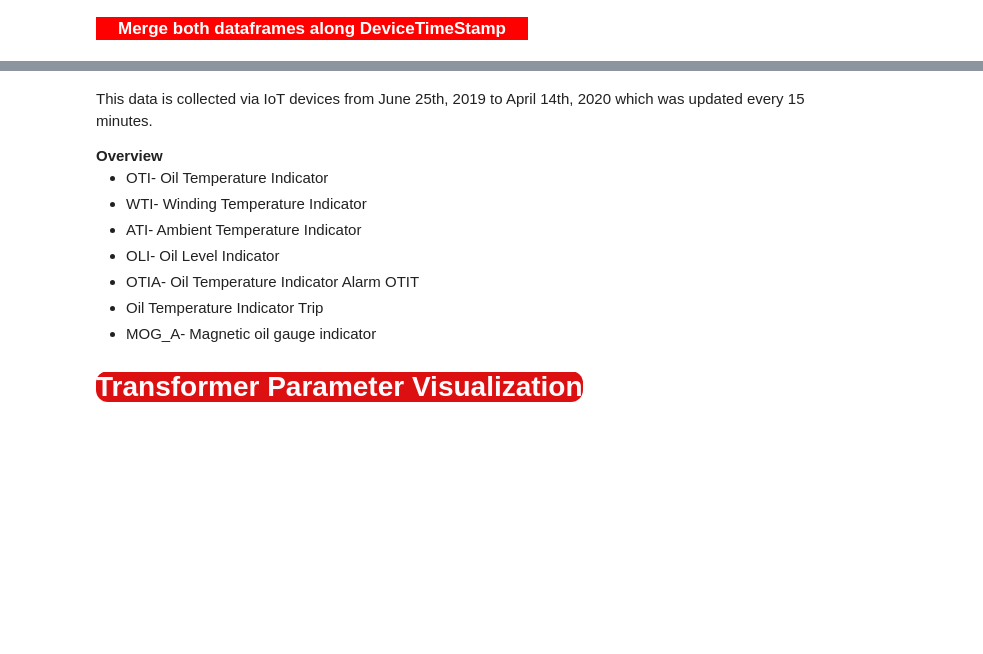
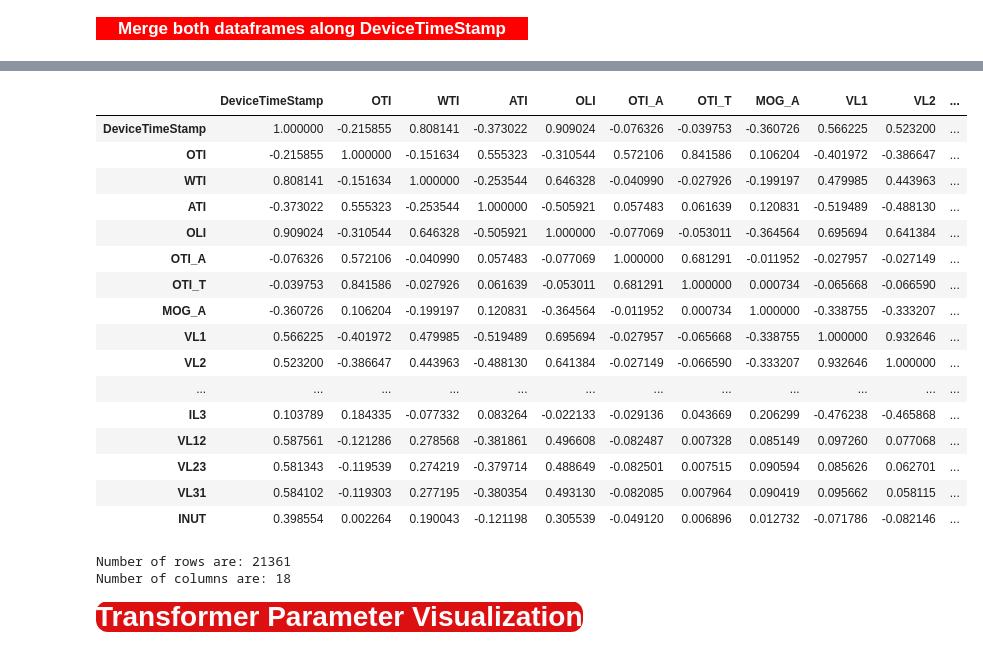
Before and after one commit to Abman2/zero_day, a Jupyter notebook: New folder/code only.ipynb, the cells around one changed output, grey strips where cells are left out. Cells and saved outputs as stored; diff of their text form; code cells hidden in the pictures; blank space fills up the shorter version.

```diff
--- a/New folder/code only.ipynb
+++ b/New folder/code only.ipynb
@@ -91,14 +126,29 @@ transformer.sample(5)
-# %% [markdown]
-<div>
-<p>This data is collected via IoT devices from June 25th, 2019 to April 14th, 2020 which was updated every 15 minutes.</p>
-<b>Overview</b>
-<ul>
-    <li>OTI- Oil Temperature Indicator</li>
-    <li>WTI- Winding Temperature Indicator</li>
-    <li>ATI- Ambient Temperature Indicator</li>
-    <li>OLI- Oil Level Indicator</li>
-    <li>OTIA- Oil Temperature Indicator Alarm OTIT</li>
-    <li>Oil Temperature Indicator Trip</li>
-    <li>MOG_A- Magnetic oil gauge indicator</li>
-</ul>
-</div>
+# %%
+transformer.corr()
+# %% [output]
+|  | DeviceTimeStamp | OTI | WTI | ATI | OLI | OTI_A | OTI_T | MOG_A | VL1 | VL2 | ... |
+| DeviceTimeStamp | 1.000000 | -0.215855 | 0.808141 | -0.373022 | 0.909024 | -0.076326 | -0.039753 | -0.360726 | 0.566225 | 0.523200 | ... |
+| OTI | -0.215855 | 1.000000 | -0.151634 | 0.555323 | -0.310544 | 0.572106 | 0.841586 | 0.106204 | -0.401972 | -0.386647 | ... |
+| WTI | 0.808141 | -0.151634 | 1.000000 | -0.253544 | 0.646328 | -0.040990 | -0.027926 | -0.199197 | 0.479985 | 0.443963 | ... |
+| ATI | -0.373022 | 0.555323 | -0.253544 | 1.000000 | -0.505921 | 0.057483 | 0.061639 | 0.120831 | -0.519489 | -0.488130 | ... |
+| OLI | 0.909024 | -0.310544 | 0.646328 | -0.505921 | 1.000000 | -0.077069 | -0.053011 | -0.364564 | 0.695694 | 0.641384 | ... |
+| OTI_A | -0.076326 | 0.572106 | -0.040990 | 0.057483 | -0.077069 | 1.000000 | 0.681291 | -0.011952 | -0.027957 | -0.027149 | ... |
+| OTI_T | -0.039753 | 0.841586 | -0.027926 | 0.061639 | -0.053011 | 0.681291 | 1.000000 | 0.000734 | -0.065668 | -0.066590 | ... |
+| MOG_A | -0.360726 | 0.106204 | -0.199197 | 0.120831 | -0.364564 | -0.011952 | 0.000734 | 1.000000 | -0.338755 | -0.333207 | ... |
+| VL1 | 0.566225 | -0.401972 | 0.479985 | -0.519489 | 0.695694 | -0.027957 | -0.065668 | -0.338755 | 1.000000 | 0.932646 | ... |
+| VL2 | 0.523200 | -0.386647 | 0.443963 | -0.488130 | 0.641384 | -0.027149 | -0.066590 | -0.333207 | 0.932646 | 1.000000 | ... |
+| ... | ... | ... | ... | ... | ... | ... | ... | ... | ... | ... | ... |
+| IL3 | 0.103789 | 0.184335 | -0.077332 | 0.083264 | -0.022133 | -0.029136 | 0.043669 | 0.206299 | -0.476238 | -0.465868 | ... |
+| VL12 | 0.587561 | -0.121286 | 0.278568 | -0.381861 | 0.496608 | -0.082487 | 0.007328 | 0.085149 | 0.097260 | 0.077068 | ... |
+| VL23 | 0.581343 | -0.119539 | 0.274219 | -0.379714 | 0.488649 | -0.082501 | 0.007515 | 0.090594 | 0.085626 | 0.062701 | ... |
+| VL31 | 0.584102 | -0.119303 | 0.277195 | -0.380354 | 0.493130 | -0.082085 | 0.007964 | 0.090419 | 0.095662 | 0.058115 | ... |
+| INUT | 0.398554 | 0.002264 | 0.190043 | -0.121198 | 0.305539 | -0.049120 | 0.006896 | 0.012732 | -0.071786 | -0.082146 | ... |
+# %%
+#data info
+data_row_lenght=transformer.shape[0]
+data_column_lenght = transformer.shape[1]
+print("Number of rows are:",data_row_lenght)
+print("Number of columns are:",data_column_lenght)
+# %% [output]
+Number of rows are: 21361
+Number of columns are: 18
```
Also changed, not shown: parts of 21 cells of this notebook, 1 other file.
